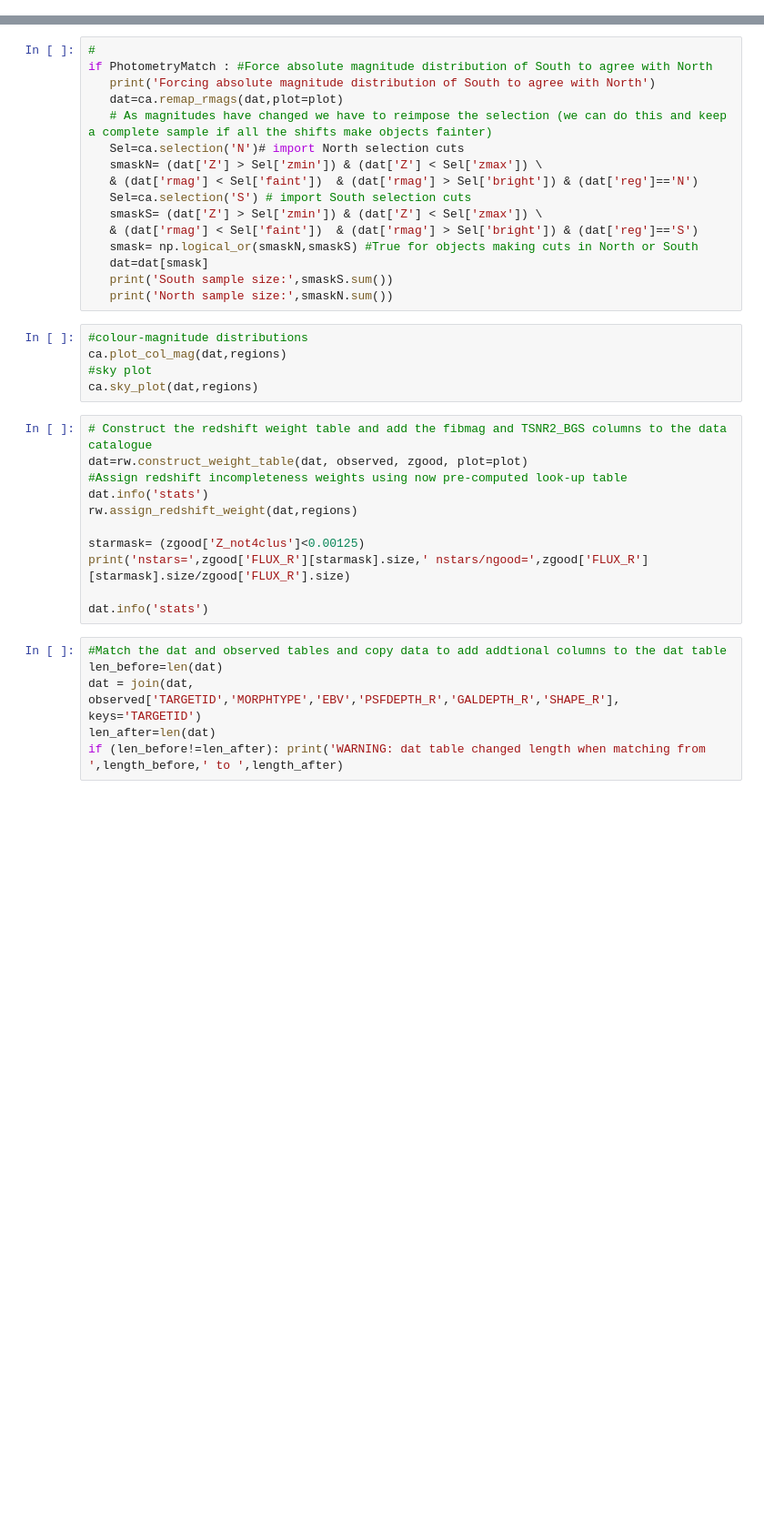
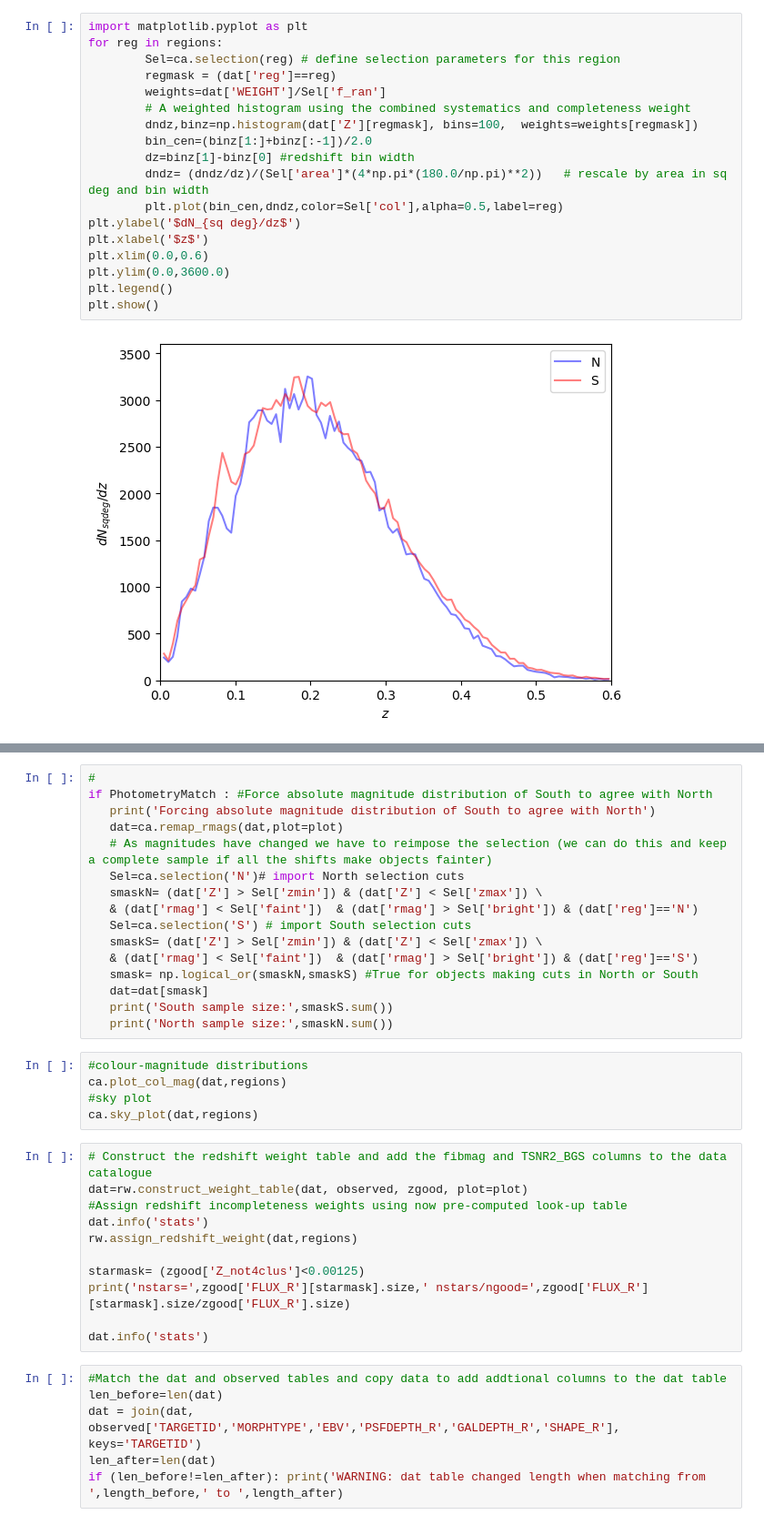
Before and after one commit to ShaunMCole/ShaunColeDESI, a Jupyter notebook: Augment_BGS_cat.ipynb, the cells around one changed output, grey strips where cells are left out. Shown: that part at 91% size. Cells and saved outputs as stored; diff of their text form; blank space fills up the shorter version.

```diff
--- a/Augment_BGS_cat.ipynb
+++ b/Augment_BGS_cat.ipynb
@@ -67,0 +86,20 @@ if (info):
+# %%
+import matplotlib.pyplot as plt
+for reg in regions:
+        Sel=ca.selection(reg) # define selection parameters for this region
+        regmask = (dat['reg']==reg)
+        weights=dat['WEIGHT']/Sel['f_ran']
+        # A weighted histogram using the combined systematics and completeness weight
+        dndz,binz=np.histogram(dat['Z'][regmask], bins=100,  weights=weights[regmask])
+        bin_cen=(binz[1:]+binz[:-1])/2.0
+        dz=binz[1]-binz[0] #redshift bin width
+        dndz= (dndz/dz)/(Sel['area']*(4*np.pi*(180.0/np.pi)**2))   # rescale by area in sq deg and bin width
+        plt.plot(bin_cen,dndz,color=Sel['col'],alpha=0.5,label=reg)
+plt.ylabel('$dN_{sq deg}/dz$')
+plt.xlabel('$z$')
+plt.xlim(0.0,0.6)
+plt.ylim(0.0,3600.0)
+plt.legend()
+plt.show()
+# %% [output]
+[figure, added]
```
Also changed, not shown: parts of 7 cells of this notebook, 4 other files.
